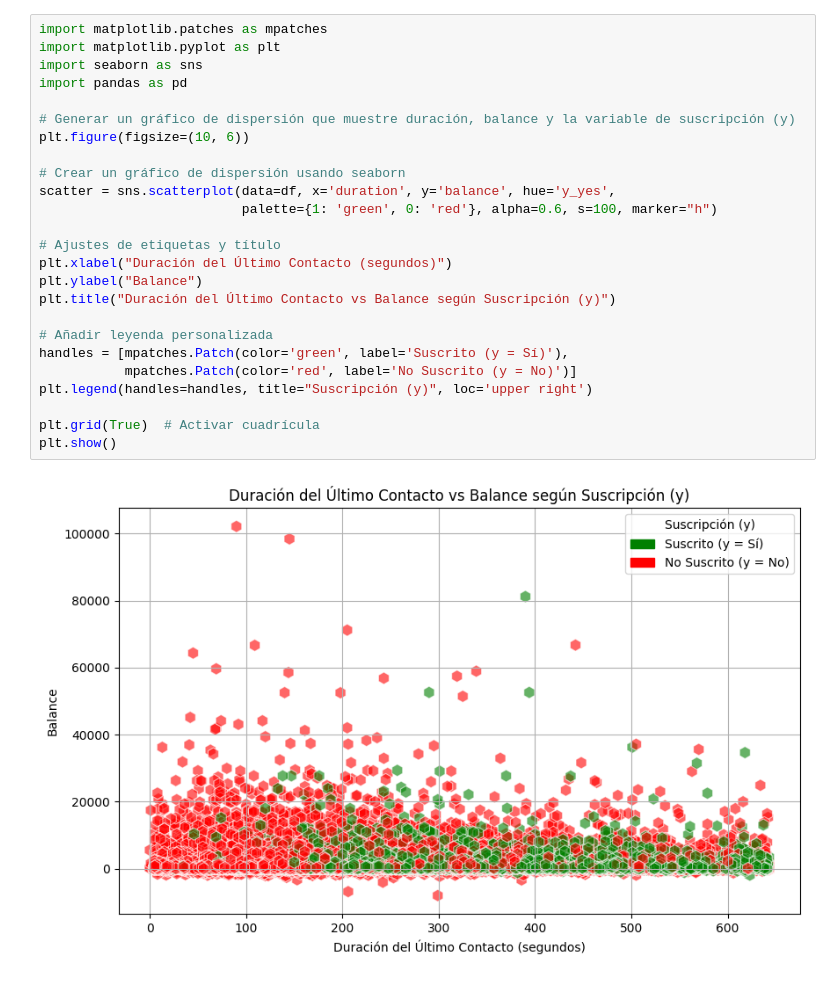
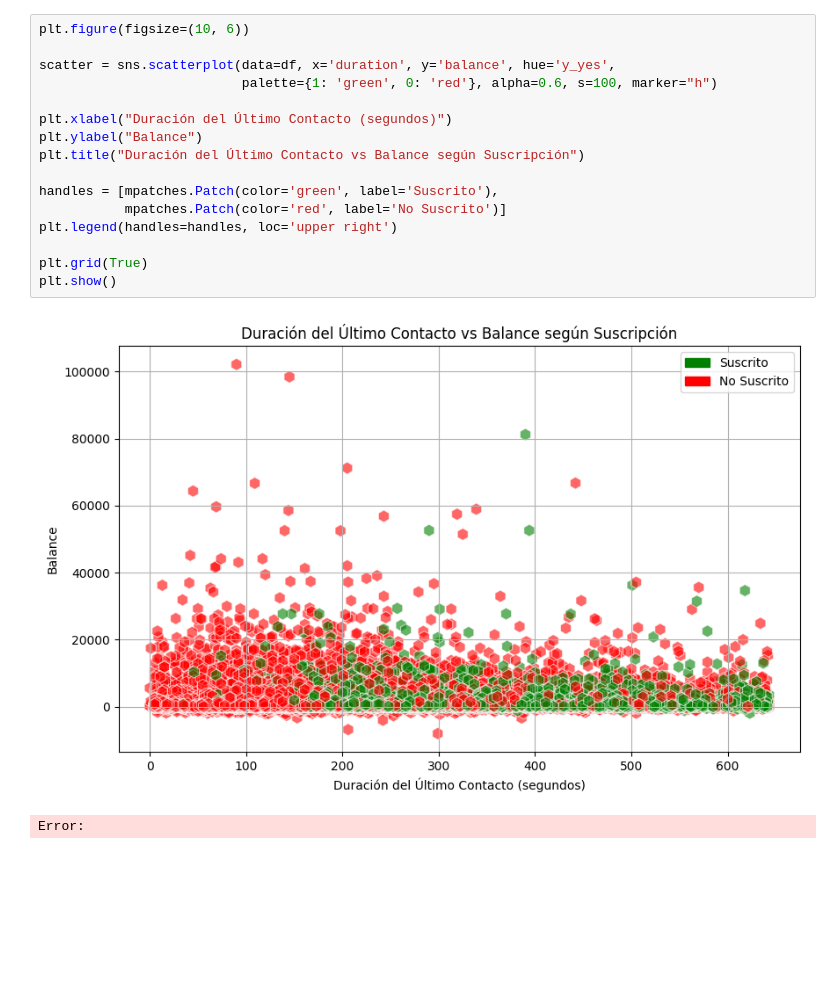
Before and after one commit to Marcocruz88/Repositorioproyecto2, a Jupyter notebook: Soporte 3.ipynb, the cells around one changed output. Saved outputs shown, nothing was run; the diff lists cells and outputs as text; blank space fills up the shorter version.

```diff
--- a/Soporte 3.ipynb
+++ b/Soporte 3.ipynb
@@ -134,28 +102,20 @@ plt.show()
 # %%
-import matplotlib.patches as mpatches
-import matplotlib.pyplot as plt
-import seaborn as sns
-import pandas as pd
-
-# Generar un gráfico de dispersión que muestre duración, balance y la variable de suscripción (y)
 plt.figure(figsize=(10, 6))
 
-# Crear un gráfico de dispersión usando seaborn
 scatter = sns.scatterplot(data=df, x='duration', y='balance', hue='y_yes',
                           palette={1: 'green', 0: 'red'}, alpha=0.6, s=100, marker="h")
 
-# Ajustes de etiquetas y título
 plt.xlabel("Duración del Último Contacto (segundos)")
 plt.ylabel("Balance")
-plt.title("Duración del Último Contacto vs Balance según Suscripción (y)")
+plt.title("Duración del Último Contacto vs Balance según Suscripción")
 
-# Añadir leyenda personalizada
-handles = [mpatches.Patch(color='green', label='Suscrito (y = Sí)'),
-           mpatches.Patch(color='red', label='No Suscrito (y = No)')]
-plt.legend(handles=handles, title="Suscripción (y)", loc='upper right')
+handles = [mpatches.Patch(color='green', label='Suscrito'),
+           mpatches.Patch(color='red', label='No Suscrito')]
+plt.legend(handles=handles, loc='upper right')
 
-plt.grid(True)  # Activar cuadrícula
+plt.grid(True)
 plt.show()
 # %% [output]
-[figure, old version]
+[figure, new version]
+Error:
 # %%
```
Also changed, not shown: parts of 14 cells of this notebook.
